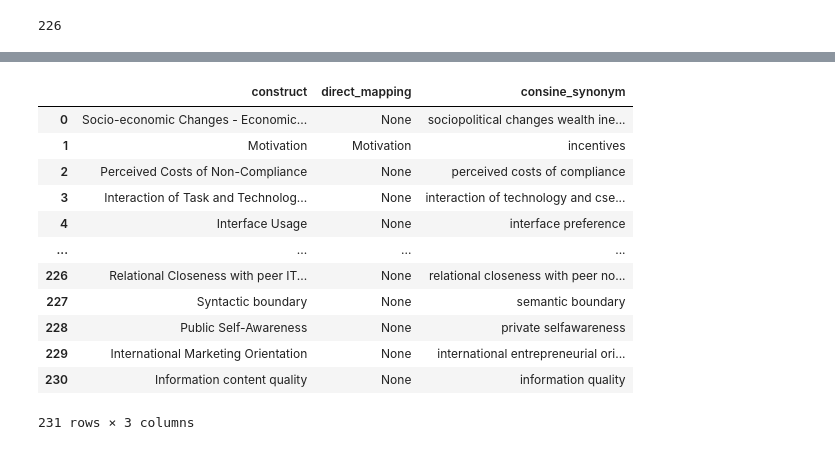
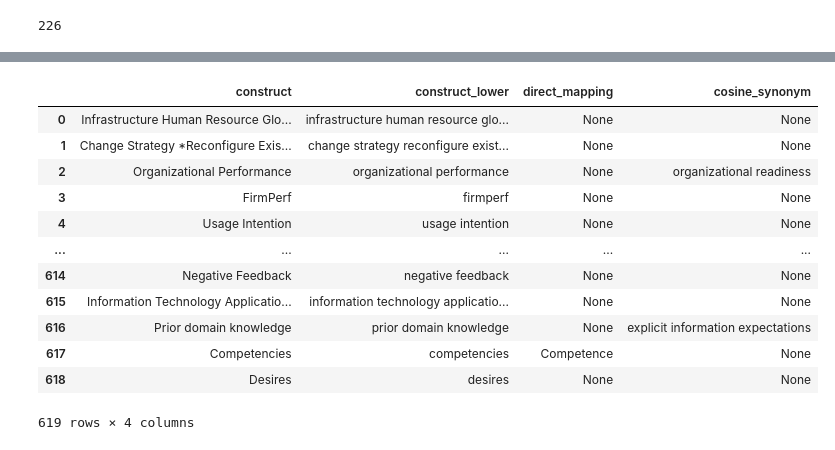
Before and after one commit to TimothyKusuma/Master-Thesis, a Jupyter notebook: ipynb_notebooks/synonym_mapping.ipynb, the cells around one changed output, grey strips where cells are left out. Drawn from its saved outputs; the diff is of its cells as text; code cells hidden in the pictures.

```diff
--- a/ipynb_notebooks/synonym_mapping.ipynb
+++ b/ipynb_notebooks/synonym_mapping.ipynb
@@ -238,28 +238,29 @@ mapping
 # %%
 # Convert the dictionary to a list of tuples (term, top_synonym)
 term_synonym_pairs = [(term, synonyms[0][0]) for term, synonyms in similar_terms.items() if synonyms]
 
 # Create a DataFrame from this list
-synonym_df = pd.DataFrame(term_synonym_pairs, columns=['term', 'top_synonym'])
+synonym_df = pd.DataFrame(term_synonym_pairs, columns=['term', 'cosine_synonym'])
 
 # Map the original terms to the terms and their synonyms
-mapped_df = synonym_df.merge(mapping, left_on='term', right_on='construct_lower', how='left')
+#mapped_df = synonym_df.merge(mapping, left_on='term', right_on='construct_lower', how='left')
+mapped_df = mapping.merge(synonym_df, left_on='construct_lower', right_on='term', how='left')
 
-mapped_df.drop(columns=['term','construct_lower'], inplace=True)
-mapped_df.rename(columns={'top_synonym': 'consine_synonym'}, inplace=True)
-mapped_df = mapped_df[['construct', 'direct_mapping', 'consine_synonym']]
+mapped_df.drop(columns=['term'], inplace=True)
+mapped_df = mapped_df[['construct', 'construct_lower', 'direct_mapping', 'cosine_synonym']]
+mapped_df['cosine_synonym'] = mapped_df['cosine_synonym'].apply(lambda x: None if pd.isna(x) else x)
 mapped_df
 # %% [output]
-|  | construct | direct_mapping | consine_synonym |
-| 0 | Socio-economic Changes - Economic... | None | sociopolitical changes wealth ine... |
-| 1 | Motivation | Motivation | incentives |
-| 2 | Perceived Costs of Non-Compliance | None | perceived costs of compliance |
-| 3 | Interaction of Task and Technolog... | None | interaction of technology and cse... |
-| 4 | Interface Usage | None | interface preference |
-| ... | ... | ... | ... |
-| 226 | Relational Closeness with peer IT... | None | relational closeness with peer no... |
-| 227 | Syntactic boundary | None | semantic boundary |
-| 228 | Public Self-Awareness | None | private selfawareness |
-| 229 | International Marketing Orientation | None | international entrepreneurial ori... |
-| 230 | Information content quality | None | information quality |
+|  | construct | construct_lower | direct_mapping | cosine_synonym |
+| 0 | Infrastructure Human Resource Glo... | infrastructure human resource glo... | None | None |
+| 1 | Change Strategy *Reconfigure Exis... | change strategy reconfigure exist... | None | None |
+| 2 | Organizational Performance | organizational performance | None | organizational readiness |
+| 3 | FirmPerf | firmperf | None | None |
+| 4 | Usage Intention | usage intention | None | None |
+| ... | ... | ... | ... | ... |
+| 614 | Negative Feedback | negative feedback | None | None |
+| 615 | Information Technology Applicatio... | information technology applicatio... | None | None |
+| 616 | Prior domain knowledge | prior domain knowledge | None | explicit information expectations |
+| 617 | Competencies | competencies | Competence | None |
+| 618 | Desires | desires | None | None |
-231 rows × 3 columns
+619 rows × 4 columns
```
Also changed, not shown: parts of 11 cells of this notebook, 1 other file.
